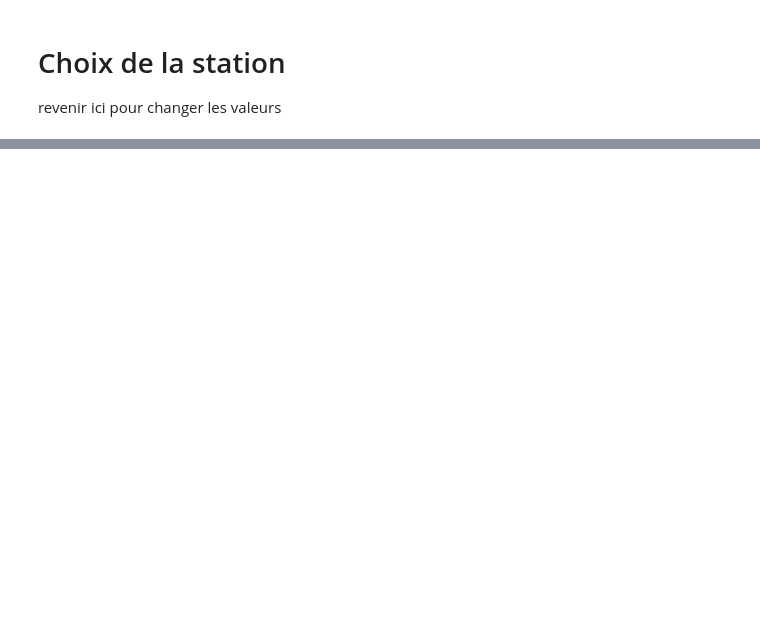
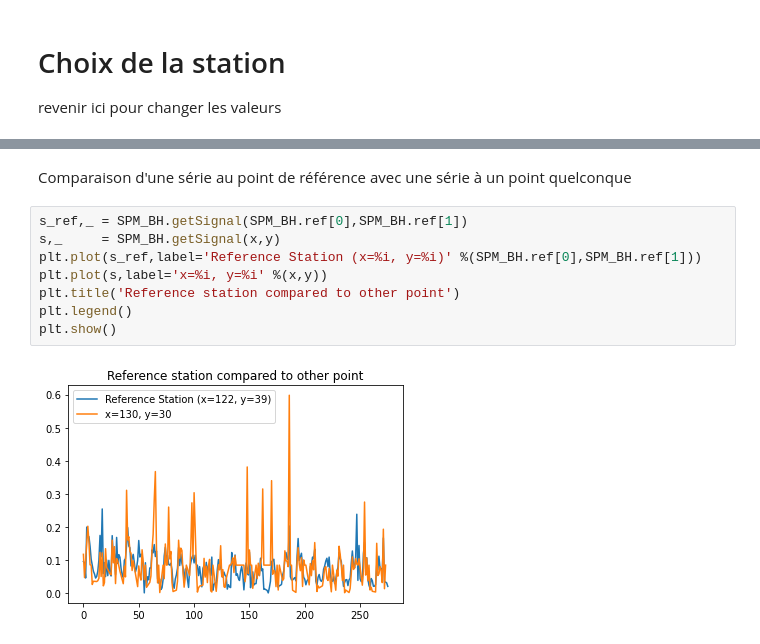
Before and after one commit to ZoeMontbroussous/Similarity-Measure-in-Time-Series, a Jupyter notebook: Mesure de similarité séries temporelles.ipynb, the cells around one changed output, grey strips where cells are left out. Cells and saved outputs as stored; diff of their text form; blank space fills up the shorter version.

```diff
--- a/Mesure de similarité séries temporelles.ipynb
+++ b/Mesure de similarité séries temporelles.ipynb
@@ -304,0 +250,12 @@ Text(0, 0.5, 'Wasserstein Distance')
+# %% [markdown]
+Comparaison d'une série au point de référence avec une série à un point quelconque
+# %%
+s_ref,_ = SPM_BH.getSignal(SPM_BH.ref[0],SPM_BH.ref[1])
+s,_     = SPM_BH.getSignal(x,y)
+plt.plot(s_ref,label='Reference Station (x=%i, y=%i)' %(SPM_BH.ref[0],SPM_BH.ref[1]))
+plt.plot(s,label='x=%i, y=%i' %(x,y))
+plt.title('Reference station compared to other point')
+plt.legend()
+plt.show()
+# %% [output]
+[figure, added]
```
Also changed, not shown: parts of 43 cells of this notebook.
